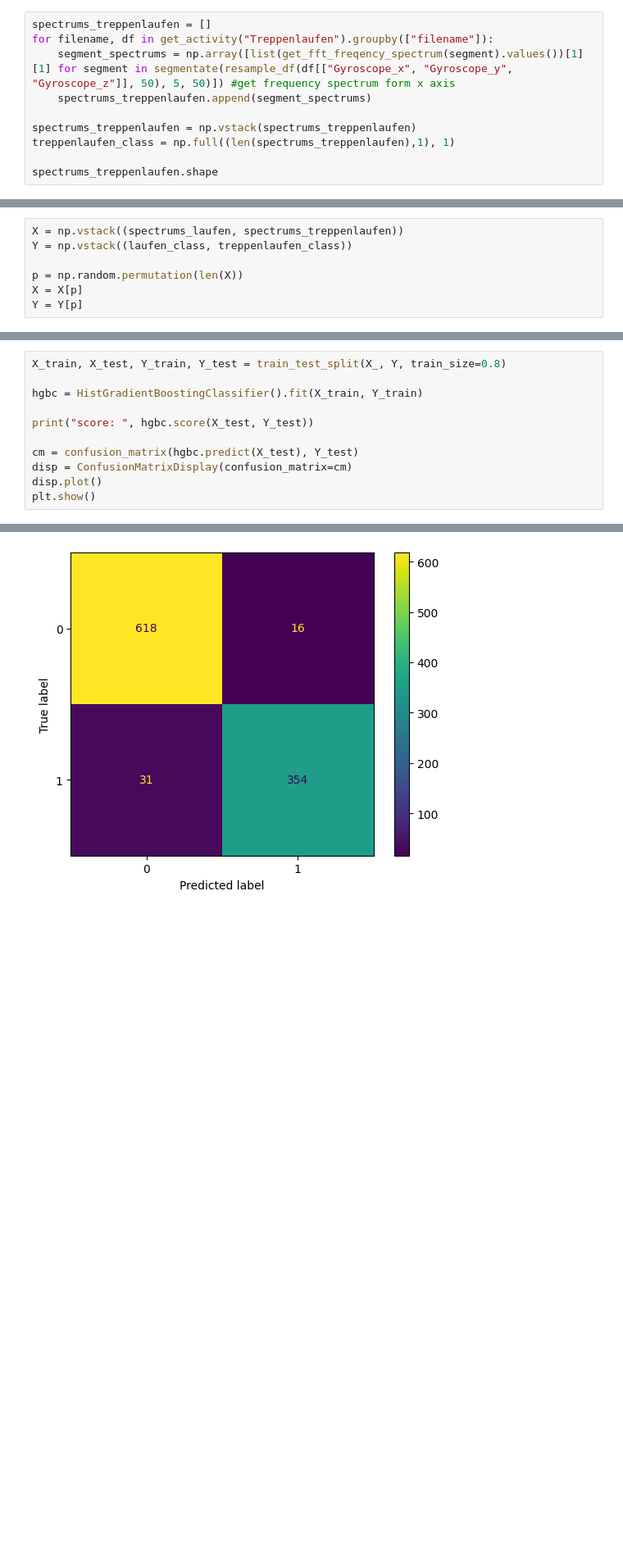
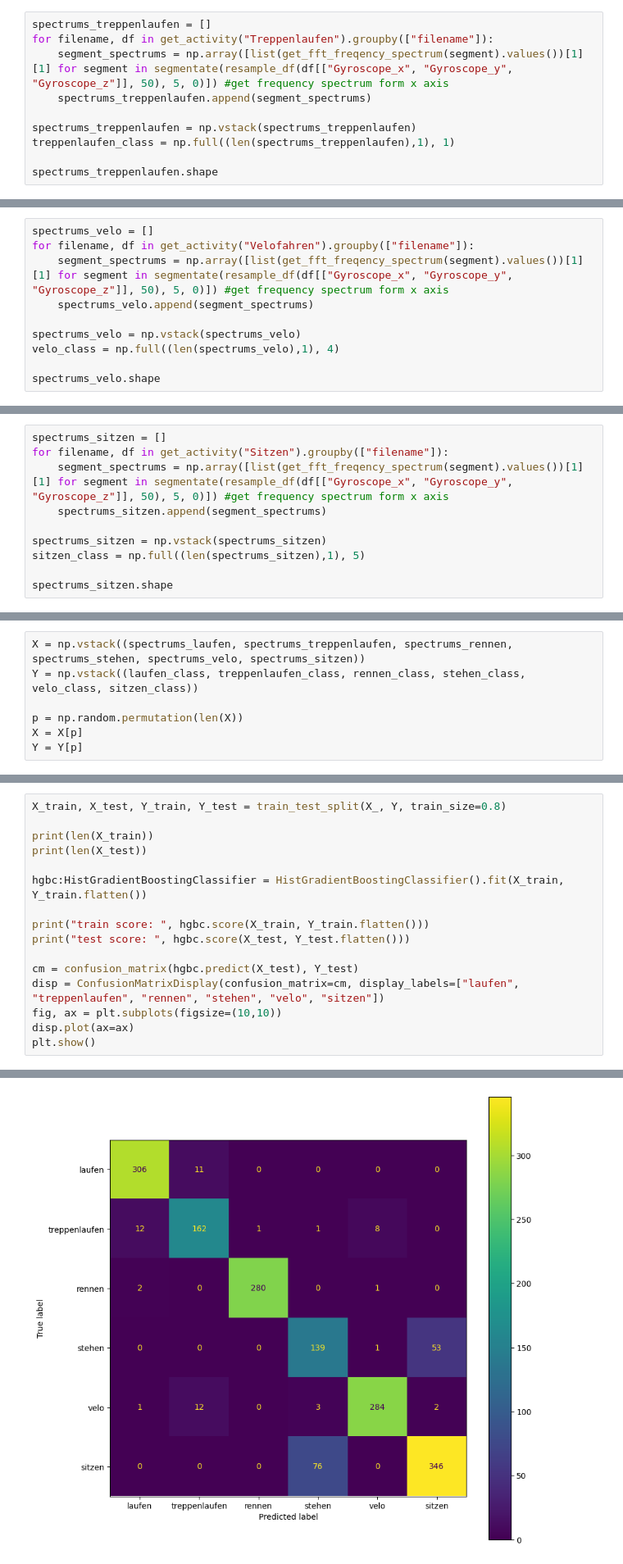
Before and after one commit to Sensor-Based-Activity-Recognition/explorative-data-analysis, a Jupyter notebook: eda_gyroscope.ipynb, the cells around one changed output, grey strips where cells are left out. Shown at 82% size. Saved outputs shown, nothing was run; the diff lists cells and outputs as text; blank space fills up the shorter version.

```diff
--- a/eda_gyroscope.ipynb
+++ b/eda_gyroscope.ipynb
@@ -127,7 +127,7 @@ spectrums_laufen.shape
 # %%
 spectrums_treppenlaufen = []
 for filename, df in get_activity("Treppenlaufen").groupby(["filename"]):
-    segment_spectrums = np.array([list(get_fft_freqency_spectrum(segment).values())[1][1] for segment in segmentate(resample_df(df[["Gyroscope_x", "Gyroscope_y", "Gyroscope_z"]], 50), 5, 50)]) #get frequency spectrum form x axis
+    segment_spectrums = np.array([list(get_fft_freqency_spectrum(segment).values())[1][1] for segment in segmentate(resample_df(df[["Gyroscope_x", "Gyroscope_y", "Gyroscope_z"]], 50), 5, 0)]) #get frequency spectrum form x axis
     spectrums_treppenlaufen.append(segment_spectrums)
 
 spectrums_treppenlaufen = np.vstack(spectrums_treppenlaufen)
@@ -138,0 +163,10 @@ spectrums_treppenlaufen.shape
+# %%
+spectrums_velo = []
+for filename, df in get_activity("Velofahren").groupby(["filename"]):
+    segment_spectrums = np.array([list(get_fft_freqency_spectrum(segment).values())[1][1] for segment in segmentate(resample_df(df[["Gyroscope_x", "Gyroscope_y", "Gyroscope_z"]], 50), 5, 0)]) #get frequency spectrum form x axis
+    spectrums_velo.append(segment_spectrums)
+
+spectrums_velo = np.vstack(spectrums_velo)
+velo_class = np.full((len(spectrums_velo),1), 4)
+
+spectrums_velo.shape
@@ -138,0 +175,10 @@ spectrums_treppenlaufen.shape
+# %%
+spectrums_sitzen = []
+for filename, df in get_activity("Sitzen").groupby(["filename"]):
+    segment_spectrums = np.array([list(get_fft_freqency_spectrum(segment).values())[1][1] for segment in segmentate(resample_df(df[["Gyroscope_x", "Gyroscope_y", "Gyroscope_z"]], 50), 5, 0)]) #get frequency spectrum form x axis
+    spectrums_sitzen.append(segment_spectrums)
+
+spectrums_sitzen = np.vstack(spectrums_sitzen)
+sitzen_class = np.full((len(spectrums_sitzen),1), 5)
+
+spectrums_sitzen.shape
@@ -139,6 +187,6 @@ spectrums_treppenlaufen.shape
 # %%
-X = np.vstack((spectrums_laufen, spectrums_treppenlaufen))
-Y = np.vstack((laufen_class, treppenlaufen_class))
+X = np.vstack((spectrums_laufen, spectrums_treppenlaufen, spectrums_rennen, spectrums_stehen, spectrums_velo, spectrums_sitzen))
+Y = np.vstack((laufen_class, treppenlaufen_class, rennen_class, stehen_class, velo_class, sitzen_class))
 
 p = np.random.permutation(len(X))
 X = X[p]
@@ -160,12 +208,17 @@ n_components:  50
 # %%
 X_train, X_test, Y_train, Y_test = train_test_split(X_, Y, train_size=0.8)
 
-hgbc = HistGradientBoostingClassifier().fit(X_train, Y_train)
+print(len(X_train))
+print(len(X_test))
 
-print("score: ", hgbc.score(X_test, Y_test))
+hgbc:HistGradientBoostingClassifier = HistGradientBoostingClassifier().fit(X_train, Y_train.flatten())
+
+print("train score: ", hgbc.score(X_train, Y_train.flatten()))
+print("test score: ", hgbc.score(X_test, Y_test.flatten()))
 
 cm = confusion_matrix(hgbc.predict(X_test), Y_test)
-disp = ConfusionMatrixDisplay(confusion_matrix=cm)
-disp.plot()
+disp = ConfusionMatrixDisplay(confusion_matrix=cm, display_labels=["laufen", "treppenlaufen", "rennen", "stehen", "velo", "sitzen"])
+fig, ax = plt.subplots(figsize=(10,10))
+disp.plot(ax=ax)
 plt.show()
 # %% [output]
@@ -173 +229 @@ score:  0.9538763493621197
-[figure, old version]
+[figure, new version]
```
Also changed, not shown: parts of 8 cells of this notebook.
